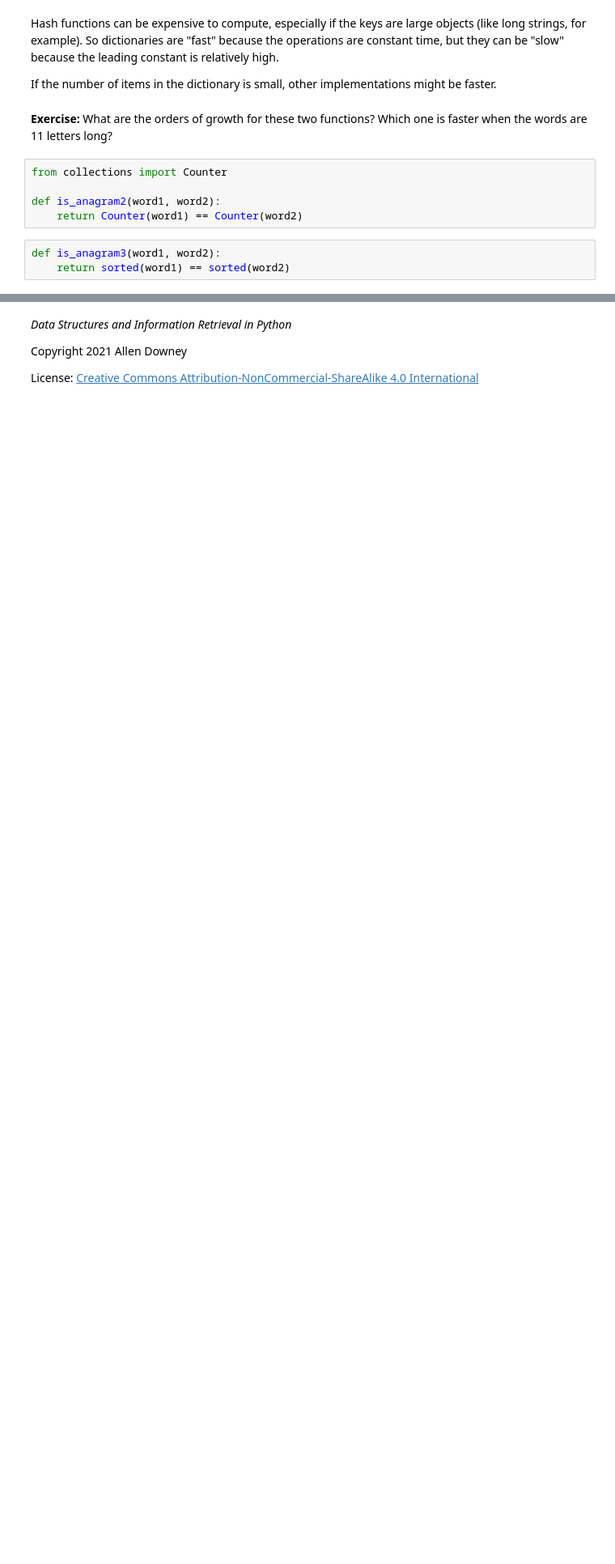
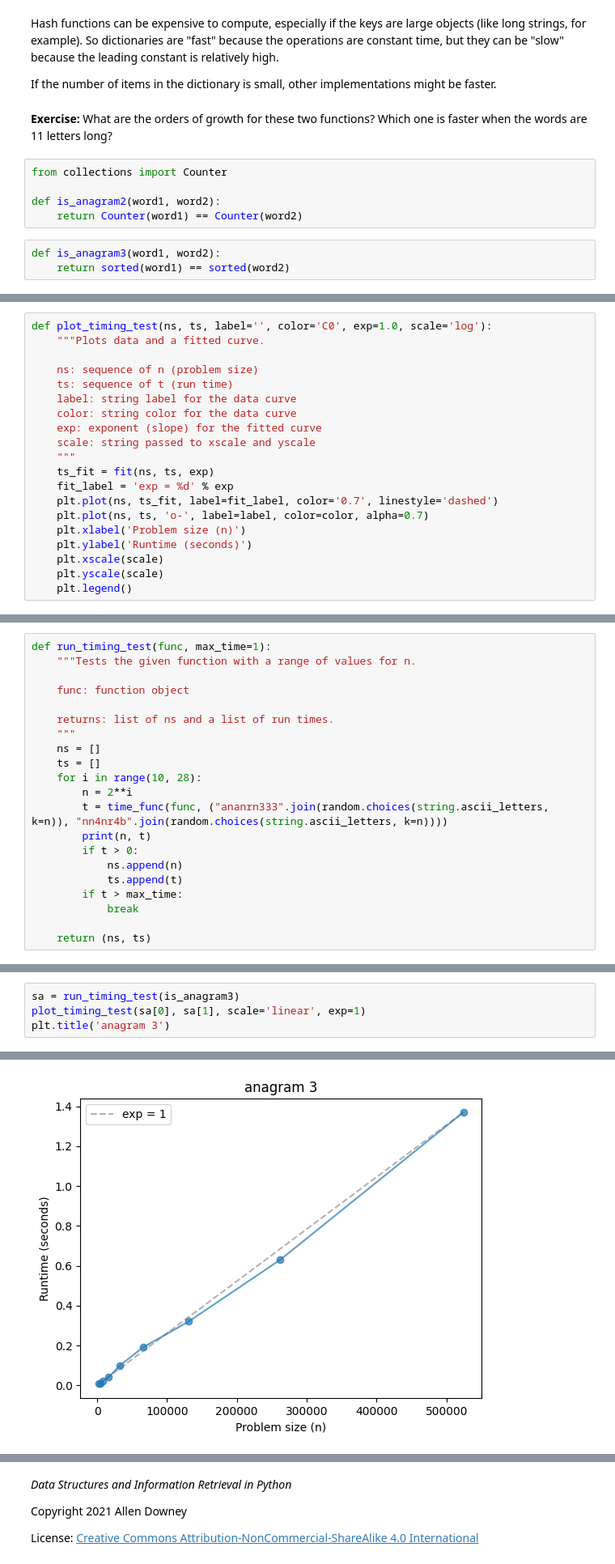
Before and after one commit to crazininja/DSIRP-mylocal, a Jupyter notebook: notebooks/hashmap.ipynb, the cells around one changed output, grey strips where cells are left out. Shown at 81% size. Cells and saved outputs as stored; diff of their text form; blank space fills up the shorter version.

Commit message:
graphs added for counter and sort

```diff
--- a/notebooks/hashmap.ipynb
+++ b/notebooks/hashmap.ipynb
@@ -383,0 +412,20 @@ def is_anagram3(word1, word2):
+# %%
+def plot_timing_test(ns, ts, label='', color='C0', exp=1.0, scale='log'):
+    """Plots data and a fitted curve.
+
+    ns: sequence of n (problem size)
+    ts: sequence of t (run time)
+    label: string label for the data curve
+    color: string color for the data curve
+    exp: exponent (slope) for the fitted curve
+    scale: string passed to xscale and yscale
+    """
+    ts_fit = fit(ns, ts, exp)
+    fit_label = 'exp = %d' % exp
+    plt.plot(ns, ts_fit, label=fit_label, color='0.7', linestyle='dashed')
+    plt.plot(ns, ts, 'o-', label=label, color=color, alpha=0.7)
+    plt.xlabel('Problem size (n)')
+    plt.ylabel('Runtime (seconds)')
+    plt.xscale(scale)
+    plt.yscale(scale)
+    plt.legend()
@@ -383,0 +436,21 @@ def is_anagram3(word1, word2):
+# %%
+def run_timing_test(func, max_time=1):
+    """Tests the given function with a range of values for n.
+
+    func: function object
+
+    returns: list of ns and a list of run times.
+    """
+    ns = []
+    ts = []
+    for i in range(10, 28):
+        n = 2**i
+        t = time_func(func, ("ananrn333".join(random.choices(string.ascii_letters, k=n)), "nn4nr4b".join(random.choices(string.ascii_letters, k=n))))
+        print(n, t)
+        if t > 0:
+            ns.append(n)
+            ts.append(t)
+        if t > max_time:
+            break
+
+    return (ns, ts)
@@ -383,0 +482,5 @@ def is_anagram3(word1, word2):
+# %%
+sa = run_timing_test(is_anagram3)
+plot_timing_test(sa[0], sa[1], scale='linear', exp=1)
+plt.title('anagram 3')
+# %% [output]
@@ -383,0 +498 @@ def is_anagram3(word1, word2):
+[figure, added]
```
Also changed, not shown: parts of 28 cells of this notebook.
